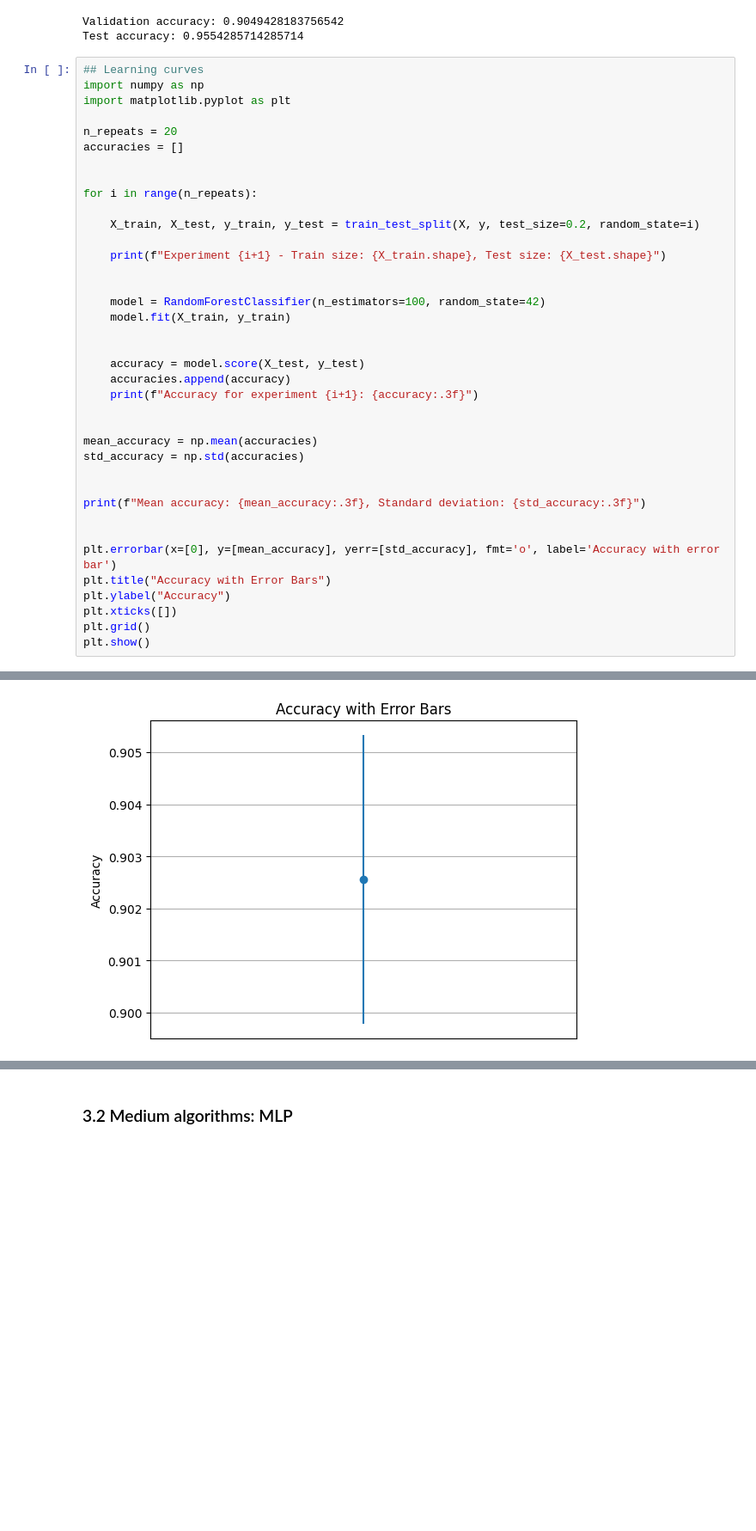
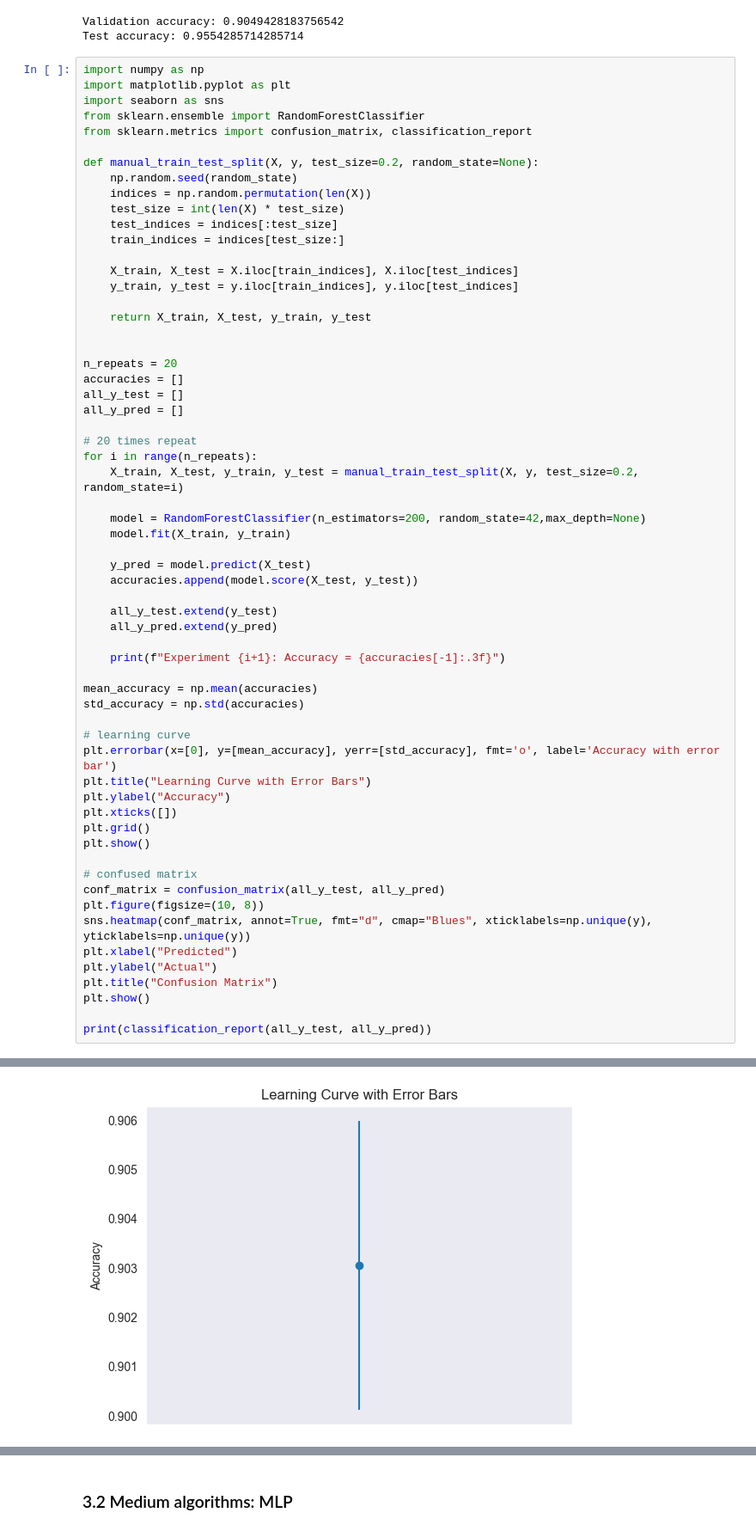
Before and after one commit to WeihaoLi-Tom/SML_AS3, a Jupyter notebook: projectmain.ipynb, the cells around one changed output, grey strips where cells are left out. Shown: that part at 86% size. Cells and saved outputs as stored; diff of their text form; blank space fills up the shorter version.

```diff
--- a/projectmain.ipynb
+++ b/projectmain.ipynb
@@ -191,41 +200,64 @@ print(f"Test accuracy: {test_accuracy}")
 Validation accuracy: 0.9049428183756542
 Test accuracy: 0.9554285714285714
 # %%
-## Learning curves
 import numpy as np
 import matplotlib.pyplot as plt
+import seaborn as sns
+from sklearn.ensemble import RandomForestClassifier
+from sklearn.metrics import confusion_matrix, classification_report
+
+def manual_train_test_split(X, y, test_size=0.2, random_state=None):
+    np.random.seed(random_state)
+    indices = np.random.permutation(len(X))
+    test_size = int(len(X) * test_size)
+    test_indices = indices[:test_size]
+    train_indices = indices[test_size:]
+
+    X_train, X_test = X.iloc[train_indices], X.iloc[test_indices]
+    y_train, y_test = y.iloc[train_indices], y.iloc[test_indices]
+
+    return X_train, X_test, y_train, y_test
+
 
 n_repeats = 20
 accuracies = []
+all_y_test = []
+all_y_pred = []
 
+# 20 times repeat
+for i in range(n_repeats):
+    X_train, X_test, y_train, y_test = manual_train_test_split(X, y, test_size=0.2, random_state=i)
 
-for i in range(n_repeats):
-
-    X_train, X_test, y_train, y_test = train_test_split(X, y, test_size=0.2, random_state=i)
-
-    print(f"Experiment {i+1} - Train size: {X_train.shape}, Test size: {X_test.shape}")
-
-
-    model = RandomForestClassifier(n_estimators=100, random_state=42)
+    model = RandomForestClassifier(n_estimators=200, random_state=42,max_depth=None)
     model.fit(X_train, y_train)
 
+    y_pred = model.predict(X_test)
+    accuracies.append(model.score(X_test, y_test))
 
-    accuracy = model.score(X_test, y_test)
-    accuracies.append(accuracy)
-    print(f"Accuracy for experiment {i+1}: {accuracy:.3f}")
+    all_y_test.extend(y_test)
+    all_y_pred.extend(y_pred)
 
+    print(f"Experiment {i+1}: Accuracy = {accuracies[-1]:.3f}")
 
 mean_accuracy = np.mean(accuracies)
 std_accuracy = np.std(accuracies)
 
-
-print(f"Mean accuracy: {mean_accuracy:.3f}, Standard deviation: {std_accuracy:.3f}")
-
-
+# learning curve
 plt.errorbar(x=[0], y=[mean_accuracy], yerr=[std_accuracy], fmt='o', label='Accuracy with error bar')
-plt.title("Accuracy with Error Bars")
+plt.title("Learning Curve with Error Bars")
 plt.ylabel("Accuracy")
 plt.xticks([])
 plt.grid()
 plt.show()
+
+# confused matrix
+conf_matrix = confusion_matrix(all_y_test, all_y_pred)
+plt.figure(figsize=(10, 8))
+sns.heatmap(conf_matrix, annot=True, fmt="d", cmap="Blues", xticklabels=np.unique(y), yticklabels=np.unique(y))
+plt.xlabel("Predicted")
+plt.ylabel("Actual")
+plt.title("Confusion Matrix")
+plt.show()
+
+print(classification_report(all_y_test, all_y_pred))
 # %% [output]
@@ -249 +284 @@ Mean accuracy: 0.903, Standard deviation: 0.003
-[figure, old version]
+[figure, new version]
```
Also changed, not shown: parts of 3 cells of this notebook.
